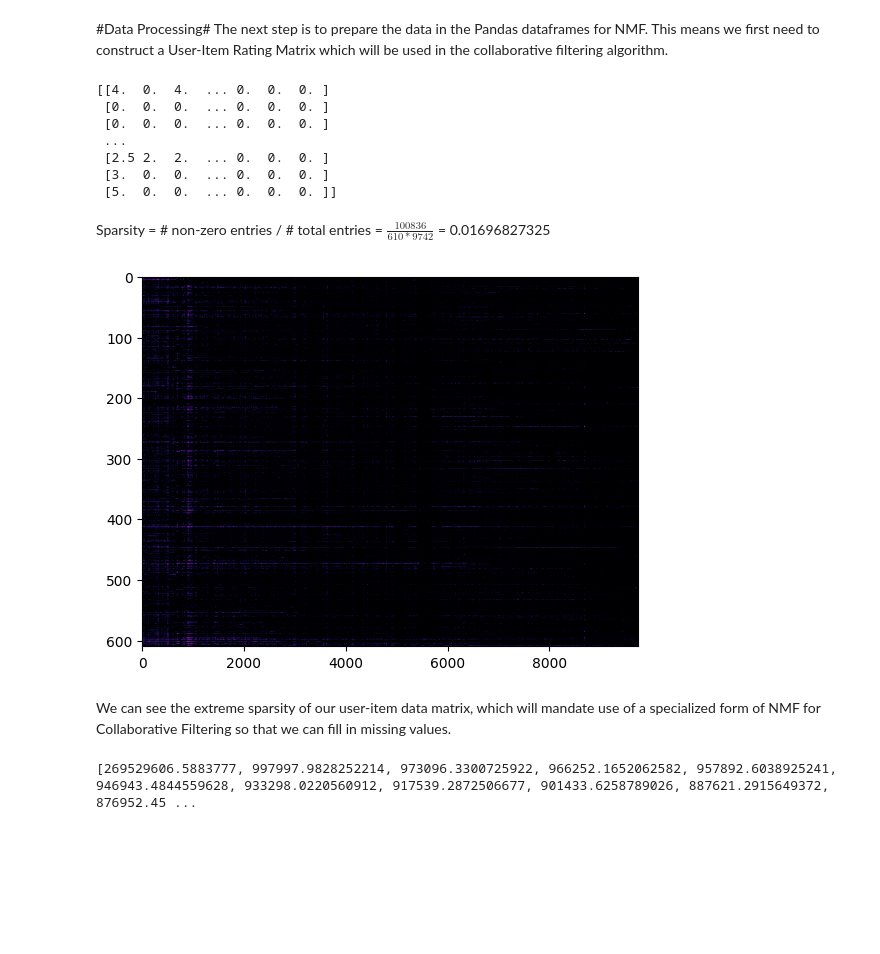
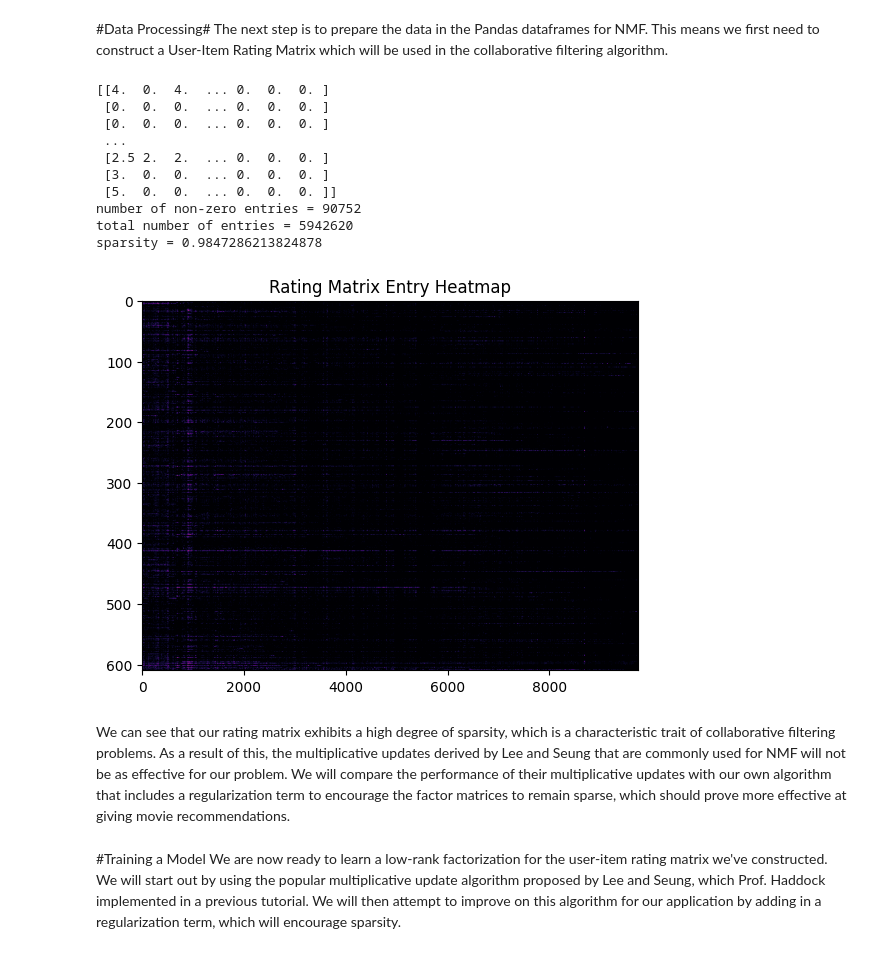
Before and after one commit to tylerheadley/Movie-Recommender-NMF, a Jupyter notebook: MovieRecommender.ipynb, the cells around one changed output. Drawn from its saved outputs; the diff is of its cells as text; code cells hidden in the pictures; blank space fills up the shorter version.

```diff
--- a/MovieRecommender.ipynb
+++ b/MovieRecommender.ipynb
@@ -64,20 +69,26 @@ The next step is to prepare the data in the Pandas dataframes for NMF. This mean
 def dataframesToMatrix(movies_df, ratings_df, validation_partition: float = 0.1):
   '''Function to convert movie and rating dataframes into numpy data matrix for NMF.'''
 
+  numUsers = ratings_df.loc[ratings_df.shape[0] - 1, 'userId'] # final user ID
+  numMovies = movies_df.shape[0]
+  numRatings = ratings_df.shape[0]
+
   # create matrix with dimensions |Users| X |Movies|
-  rating_matrix = np.zeros((ratings_df.loc[ratings_df.shape[0] - 1, 'userId'], movies_df.shape[0]))
+  rating_matrix = np.zeros((numUsers, numMovies))
 
   # keep track of where ratings are stored in matrix to easily iterate over known ratings later
-  rating_indices = []
+  training_set = []
 
   # initialize validation set to later assess prediction accuracy
   validation_set = []
 
-  # number of items each user has rated
+  # initialize array containing number of items each user has rated
   item_rating_counts = np.zeros(rating_matrix.shape[0])
 
-  # number of users who have rated each item
+  # initialize array containing number of users who have rated each item
   user_rating_counts = np.zeros(rating_matrix.shape[1])
+
+  validation_set_size = validation_partition * numRatings
 
   # for each rating given to a movie by a user, set the entry at the corresponding location in the matrix to that rating
   # otherwise, the entry will remain zero
@@ -85,24 +96,27 @@ def dataframesToMatrix(movies_df, ratings_df, validation_partition: float = 0.1)
     userIndex = int(row['userId']) - 1 # 610 users, each with unique IDs from 1 to 610 (no gaps)
     movieIndex = movies_df.index[movies_df['movieId'] == row['movieId']].tolist()[0] # 9742 movies with unique IDs from 1 to 193609 (not consecutive)
 
-    isValidation = (random.random() < validation_partition)
+    isValidation = (random.random() <= (validation_set_size - len(validation_set))/(numRatings - index))
     if isValidation:
       validation_set.append((row['rating'], userIndex, movieIndex))
     else:
       # place rating value at corresponding index in matrix
       rating_matrix[userIndex][movieIndex] = row['rating']
 
-      rating_indices.append((userIndex, movieIndex))
+      training_set.append((userIndex, movieIndex))
 
       item_rating_counts[userIndex] += 1
       user_rating_counts[movieIndex] += 1
 
-  return rating_matrix, rating_indices, validation_set, item_rating_counts, user_rating_counts
+  return rating_matrix, training_set, validation_set, item_rating_counts, user_rating_counts
 
 
-rating_matrix, rating_indices, validation_set, item_rating_counts, user_rating_counts = dataframesToMatrix(movies_df, ratings_df)
+rating_matrix, training_set, validation_set, item_rating_counts, user_rating_counts = dataframesToMatrix(movies_df, ratings_df)
 
 print(rating_matrix)
+print("number of non-zero entries =", np.count_nonzero(rating_matrix))
+print("total number of entries =", rating_matrix.shape[0]*rating_matrix.shape[1])
+print("sparsity =", 1 - (np.count_nonzero(rating_matrix)/(rating_matrix.shape[0]*rating_matrix.shape[1])))
 # %% [output]
 [[4.  0.  4.  ... 0.  0.  0. ]
  [0.  0.  0.  ... 0.  0.  0. ]
@@ -111,42 +125,18 @@ print(rating_matrix)
  [2.5 2.  2.  ... 0.  0.  0. ]
  [3.  0.  0.  ... 0.  0.  0. ]
  [5.  0.  0.  ... 0.  0.  0. ]]
+number of non-zero entries = 90752
+total number of entries = 5942620
+sparsity = 0.9847286213824878
-# %% [markdown]
-Sparsity = # non-zero entries / # total entries = $\frac{100836}{610 * 9742}$ = 0.01696827325
 # %%
 # display values of matrix entries by index
 plt.imshow(rating_matrix, aspect='auto', cmap="inferno")
+plt.title('Rating Matrix Entry Heatmap')
 plt.show()
 # %% [output]
-[figure, old version]
+[figure, new version]
-# %% [markdown]
-We can see the extreme sparsity of our user-item data matrix, which will mandate use of a specialized form of NMF for Collaborative Filtering so that we can fill in missing values.
-# %%
-# code from Prof Haddock's multiplicative updates tutorial, adapted to work with our data matrix
-# we will improve on this algorithm by encouraging the factor matrices to remain sparse
-def mult_ups(X, k, M = 10):
-  eps_divide = 1e-6                                                 #define a small number to ensure we never divide by 0
-  m,N = np.shape(X)                                                 #determine the size of X for initializing A and S
-
-  if M < 1:
-    raise Exception("Not a valid number of iterations.")            #error if number of iterations is less than 1
-
-  A = np.abs(np.random.randn(m,k))                                  #initialize factor matrices
-  S = np.abs(np.random.randn(k,N))
-
-  errors = [np.linalg.norm(X-A@S,'fro')**2]                          #initialize error array
-
-  for i in range(M):
-    A = A*((X@np.transpose(S))/(A@S@np.transpose(S) + eps_divide))  #update for A
-    S = S*((np.transpose(A)@X)/(np.transpose(A)@A@S + eps_divide))  #update for S
-
-    errors.append(np.linalg.norm(X-A@S,'fro')**2)                    #record error
-
-  return A, S, errors
-
-P, Q, errors = mult_ups(rating_matrix, 10, M = 150)
-X_hat = P@Q
-
-print(errors)
-# %% [output]
-[269529606.5883777, 997997.9828252214, 973096.3300725922, 966252.1652062582, 957892.6038925241, 946943.4844559628, 933298.0220560912, 917539.2872506677, 901433.6258789026, 887621.2915649372, 876952.45 ...
+# %% [markdown]
+We can see that our rating matrix exhibits a high degree of sparsity, which is a characteristic trait of collaborative filtering problems. As a result of this, the multiplicative updates derived by Lee and Seung that are commonly used for NMF will not be as effective for our problem. We will compare the performance of their multiplicative updates with our own algorithm that includes a regularization term to encourage the factor matrices to remain sparse, which should prove more effective at giving movie recommendations.
+# %% [markdown]
+#Training a Model
+We are now ready to learn a low-rank factorization for the user-item rating matrix we've constructed. We will start out by using the popular multiplicative update algorithm proposed by Lee and Seung, which Prof. Haddock implemented in a previous tutorial. We will then attempt to improve on this algorithm for our application by adding in a regularization term, which will encourage sparsity.
```
Also changed, not shown: parts of 23 cells of this notebook.
